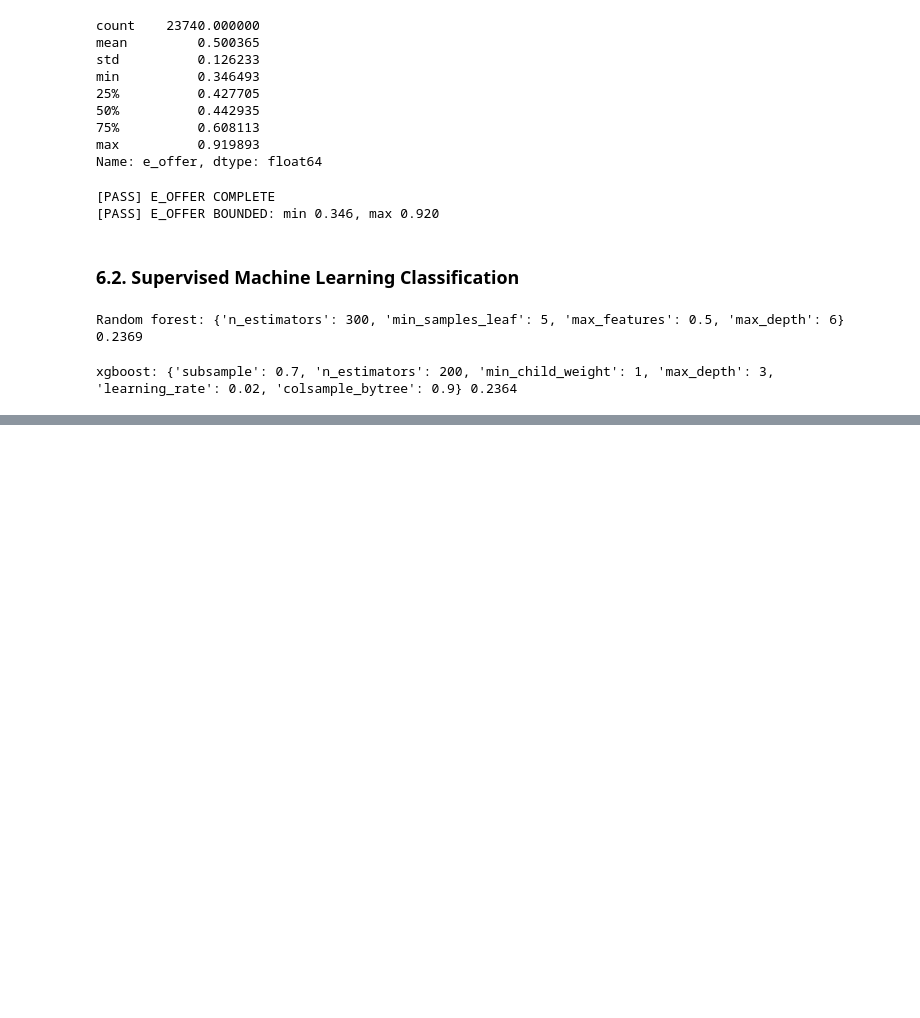
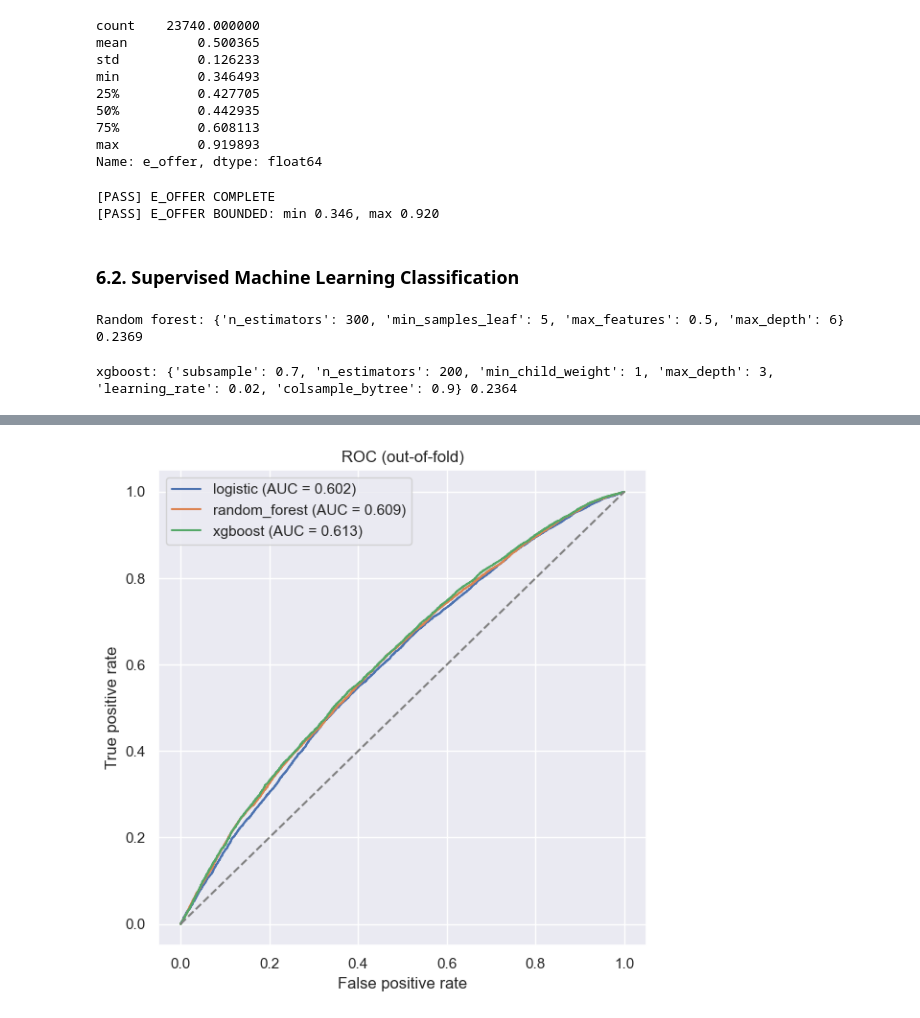
Before and after one commit to chaycereed/ohie-medicaid-policy-simulation, a Jupyter notebook: notebook/ohie_medicaid_policy_simulation.ipynb, the cells around one changed output, grey strips where cells are left out. Drawn from its saved outputs; the diff is of its cells as text; code cells hidden in the pictures; blank space fills up the shorter version.

```diff
--- a/notebook/ohie_medicaid_policy_simulation.ipynb
+++ b/notebook/ohie_medicaid_policy_simulation.ipynb
@@ -1212,0 +1199,13 @@ classification_metrics
+# %%
+fig, ax = plt.subplots(figsize = (6, 6))
+for name in classification_models:
+    fpr, tpr, _ = roc_curve(y_fit, oof[name])
+    ax.plot(fpr, tpr, label = f"{name} (AUC = {classification_metrics.loc[name, "auc"]:.3f})")
+ax.plot([0, 1], [0, 1], linestyle = "--", color = "grey")
+ax.set_xlabel("False positive rate")
+ax.set_ylabel("True positive rate")
+ax.set_title("ROC (out-of-fold)")
+ax.legend()
+plt.tight_layout()
+# %% [output]
+[figure, added]
```
Also changed, not shown: parts of 9 cells of this notebook.
